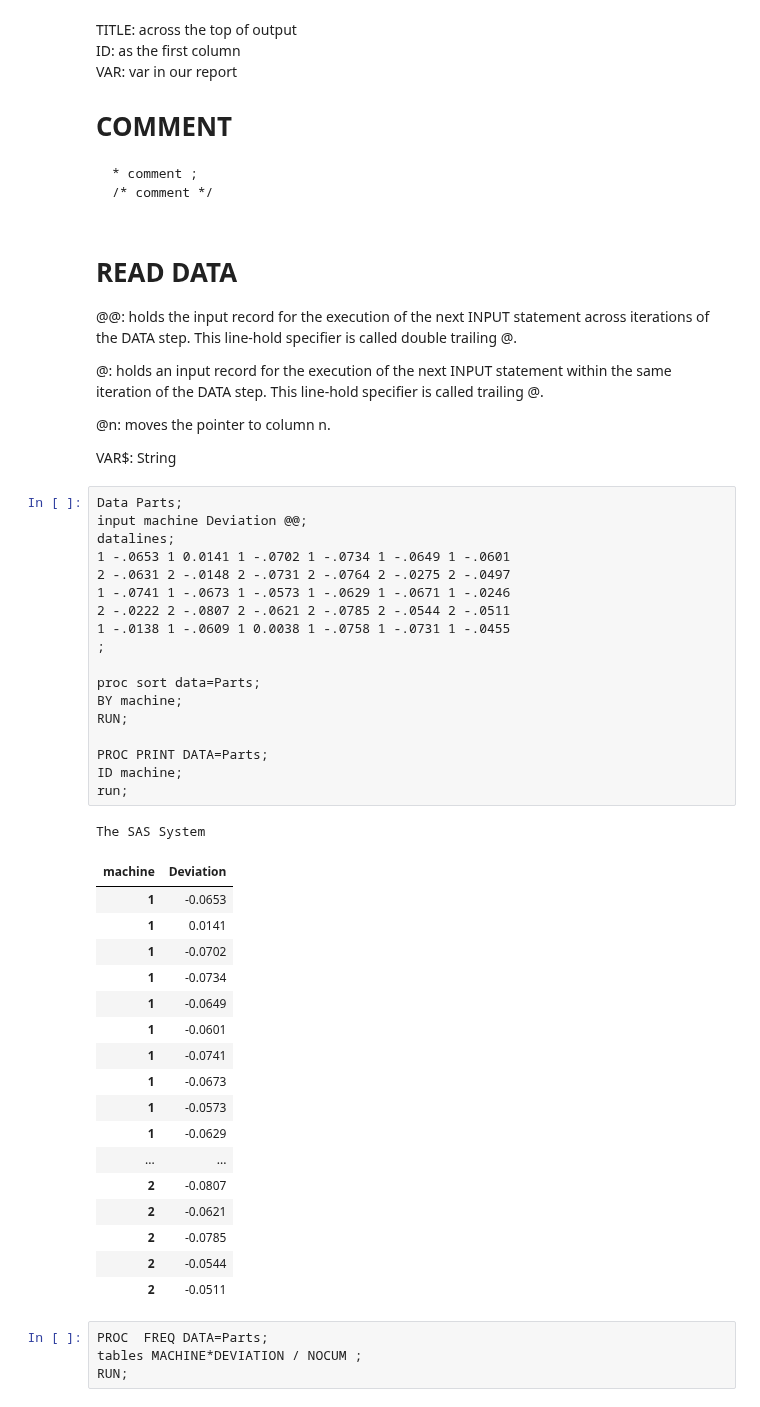
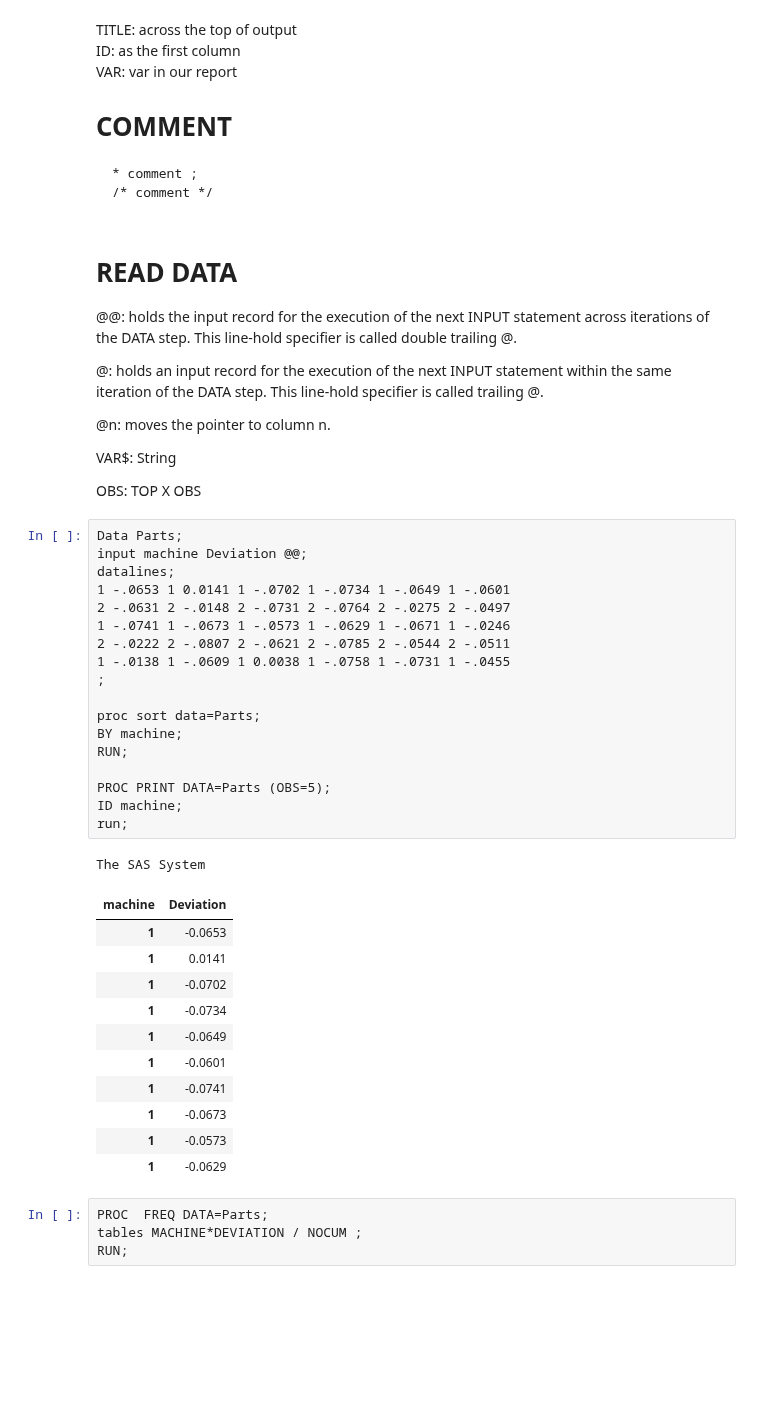
Before and after one commit to kevinwkc/my_sas, a Jupyter notebook: INTRO.ipynb, the cells around one changed output. Saved outputs shown, nothing was run; the diff lists cells and outputs as text; blank space fills up the shorter version.

```diff
--- a/INTRO.ipynb
+++ b/INTRO.ipynb
@@ -38,43 +38,39 @@ holds an input record for the execution of the next INPUT statement within the s
 moves the pointer to column n.
 
 VAR$: String
+
+OBS: TOP X OBS
 # %%
 Data Parts;
 input machine Deviation @@;
 datalines;
 1 -.0653 1 0.0141 1 -.0702 1 -.0734 1 -.0649 1 -.0601
 2 -.0631 2 -.0148 2 -.0731 2 -.0764 2 -.0275 2 -.0497
 1 -.0741 1 -.0673 1 -.0573 1 -.0629 1 -.0671 1 -.0246
 2 -.0222 2 -.0807 2 -.0621 2 -.0785 2 -.0544 2 -.0511
 1 -.0138 1 -.0609 1 0.0038 1 -.0758 1 -.0731 1 -.0455
 ;
 
 proc sort data=Parts;
 BY machine;
 RUN;
 
-PROC PRINT DATA=Parts;
+PROC PRINT DATA=Parts (OBS=5);
 ID machine;
 run;
 # %% [output]
 The SAS System
 | machine | Deviation |
 | 1 | -0.0653 |
 | 1 | 0.0141 |
 | 1 | -0.0702 |
 | 1 | -0.0734 |
 | 1 | -0.0649 |
 | 1 | -0.0601 |
 | 1 | -0.0741 |
 | 1 | -0.0673 |
 | 1 | -0.0573 |
 | 1 | -0.0629 |
-| ... | ... |
-| 2 | -0.0807 |
-| 2 | -0.0621 |
-| 2 | -0.0785 |
-| 2 | -0.0544 |
-| 2 | -0.0511 |
 # %%
 PROC  FREQ DATA=Parts;
 tables MACHINE*DEVIATION / NOCUM ;
```
Also changed, not shown: parts of 4 cells of this notebook.
